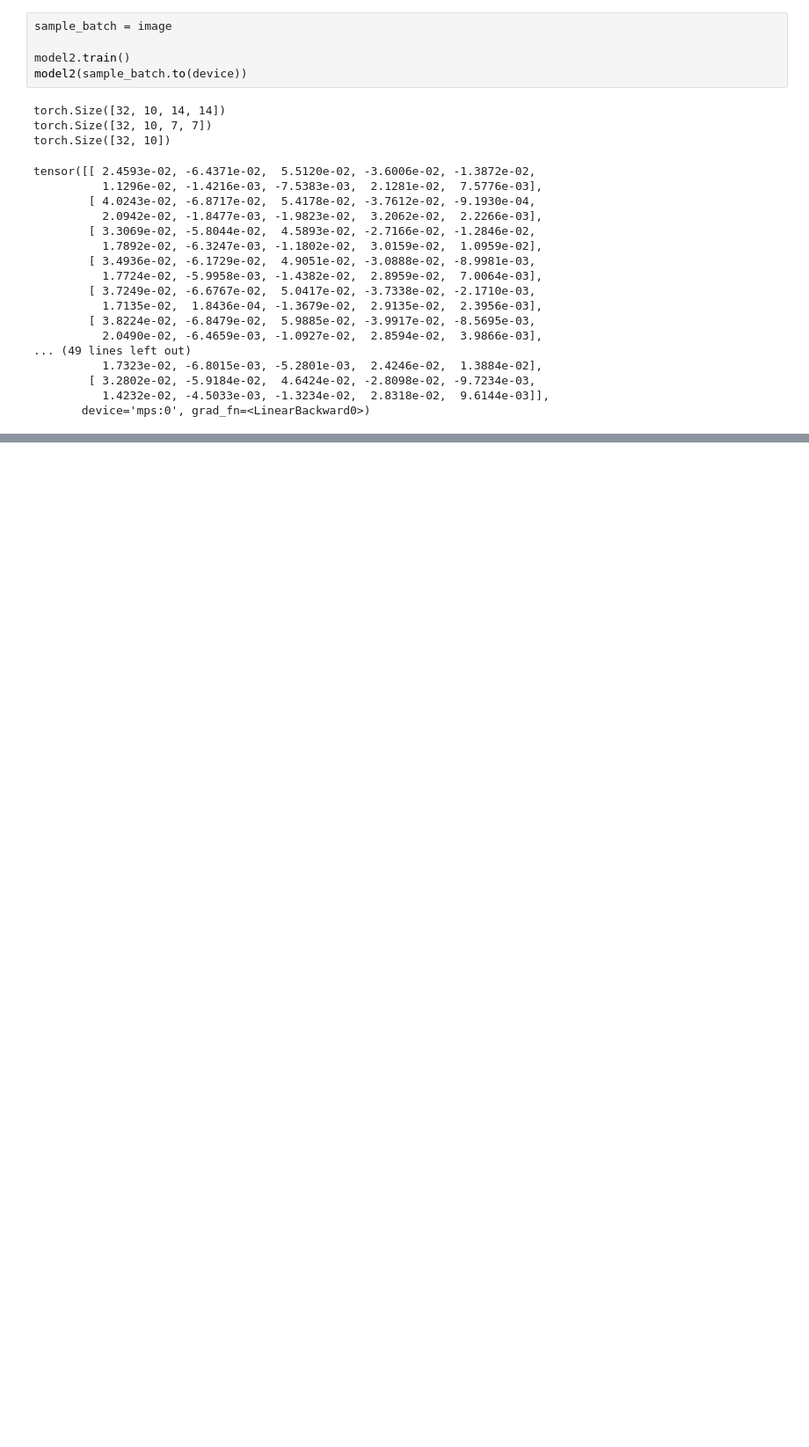
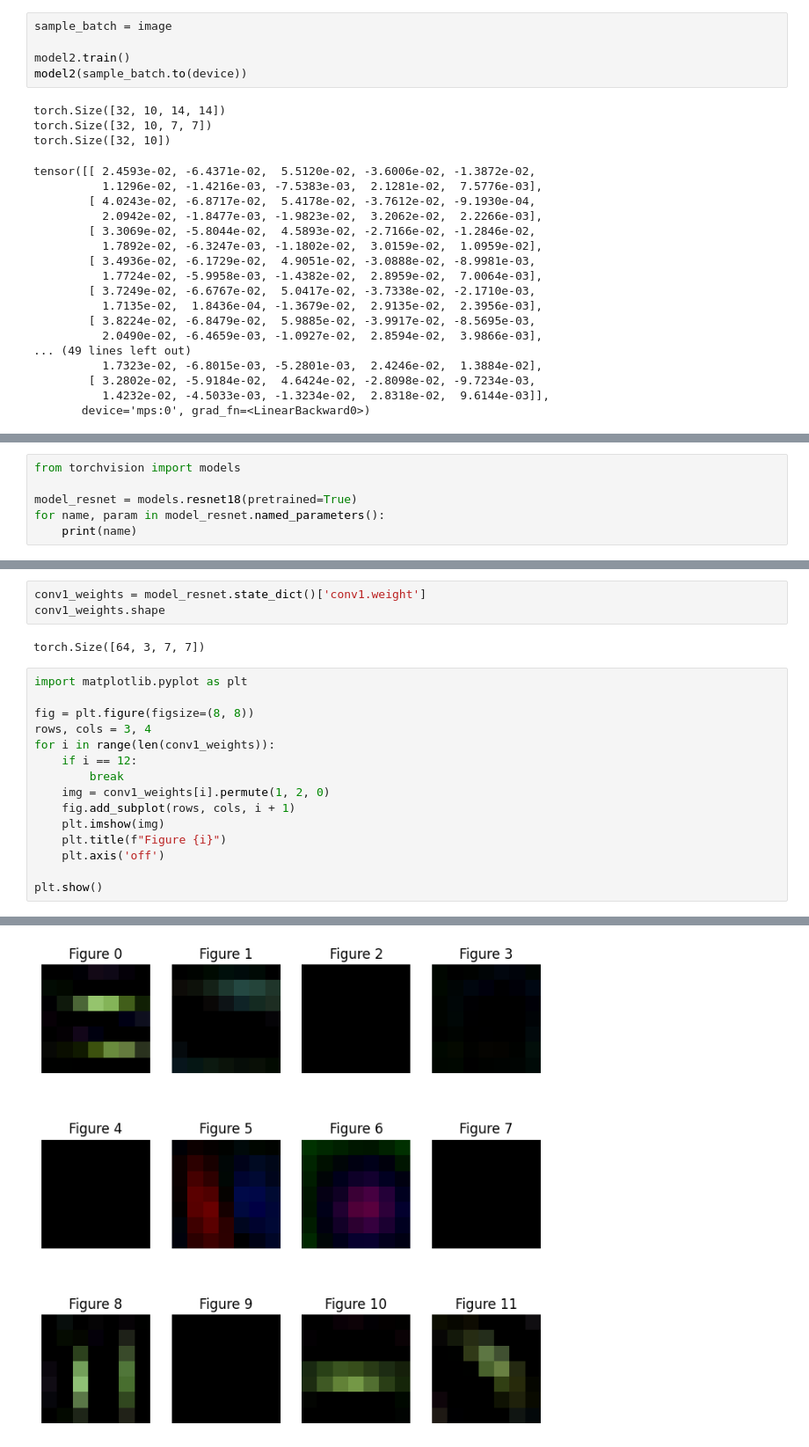
Before and after one commit to DeveloperVishnuVardhan/Project-5-Optical-charecter-recognition, a Jupyter notebook: debugging.ipynb, the cells around one changed output, grey strips where cells are left out. Shown at 88% size. Cells and saved outputs as stored; diff of their text form; blank space fills up the shorter version.

```diff
--- a/debugging.ipynb
+++ b/debugging.ipynb
@@ -697,0 +703,6 @@ tensor([[ 2.4593e-02, -6.4371e-02,  5.5120e-02, -3.6006e-02, -1.3872e-02,
+# %%
+from torchvision import models
+
+model_resnet = models.resnet18(pretrained=True)
+for name, param in model_resnet.named_parameters():
+    print(name)
@@ -697,0 +728,21 @@ tensor([[ 2.4593e-02, -6.4371e-02,  5.5120e-02, -3.6006e-02, -1.3872e-02,
+# %%
+conv1_weights = model_resnet.state_dict()['conv1.weight']
+conv1_weights.shape
+# %% [output]
+torch.Size([64, 3, 7, 7])
+# %%
+import matplotlib.pyplot as plt
+
+fig = plt.figure(figsize=(8, 8))
+rows, cols = 3, 4
+for i in range(len(conv1_weights)):
+    if i == 12:
+        break
+    img = conv1_weights[i].permute(1, 2, 0)
+    fig.add_subplot(rows, cols, i + 1)
+    plt.imshow(img)
+    plt.title(f"Figure {i}")
+    plt.axis('off')
+
+plt.show()
+# %% [output]
@@ -697,0 +761 @@ tensor([[ 2.4593e-02, -6.4371e-02,  5.5120e-02, -3.6006e-02, -1.3872e-02,
+[figure, added]
```
Also changed, not shown: parts of 5 cells of this notebook, 1 other file.
